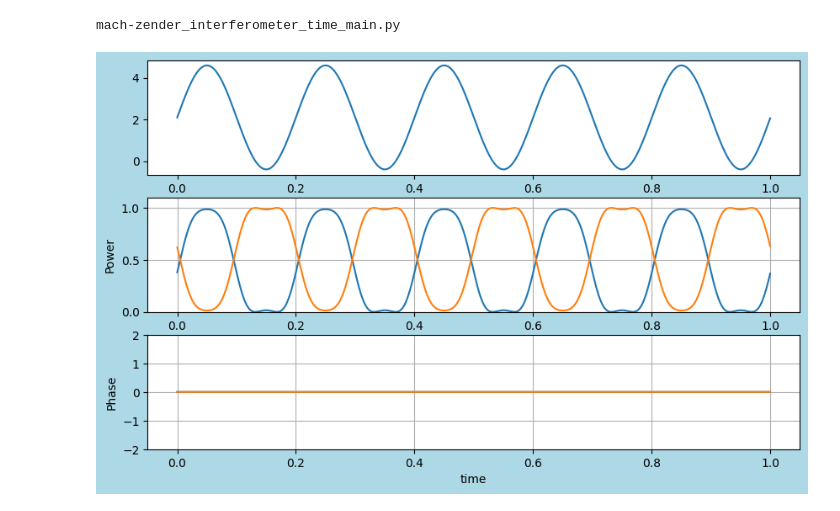
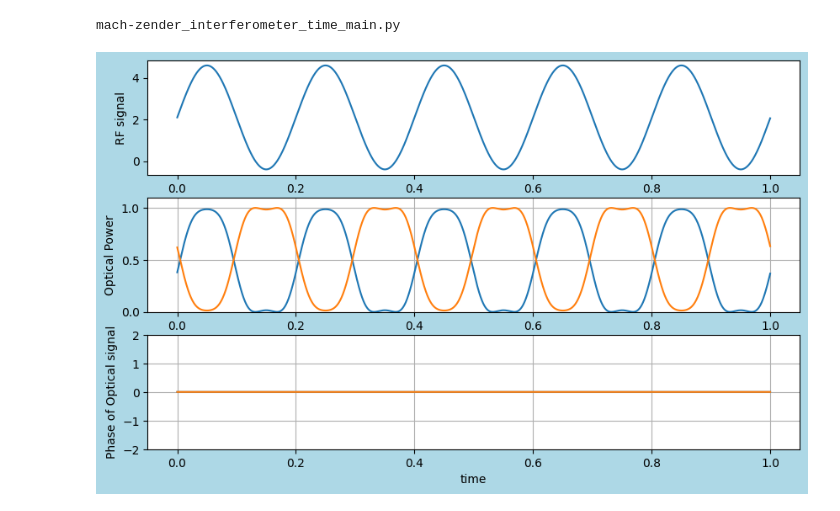
Before and after one commit to tacticstactics/mach-zender_interferometer, a Jupyter notebook: time/mach_zender_interferometer_time_main.ipynb, the cells around one changed output. Saved outputs shown, nothing was run; the diff lists cells and outputs as text; code cells hidden in the pictures.

```diff
--- a/time/mach_zender_interferometer_time_main.ipynb
+++ b/time/mach_zender_interferometer_time_main.ipynb
@@ -71,12 +71,15 @@ for ii in range(samplerate):
     Ein2 = Eout1
 
     Eout2 = mach_zender_interferometer_time_def.beamsplitter(PT1, Ein2)
+    # Beam enter first beam splitter (or Fiber Coupler)
     Ein3 = Eout2
 
-    Eout3 = mach_zender_interferometer_time_def.propagate1(wl, no, opl1, opl2+signal, Ein3) # Each path experience different path length
+    Eout3 = mach_zender_interferometer_time_def.propagate1(wl, no, opl1, opl2+signal, Ein3)
+    # Each path experience different path length
     Ein4 = Eout3
 
-    Eout4 = mach_zender_interferometer_time_def.beamsplitter(PT2, Ein4) # Each path enter second beam splitter
+    Eout4 = mach_zender_interferometer_time_def.beamsplitter(PT2, Ein4)
+    # Each path enter second beam splitter (or Fiber Coupler)
     Ein5 = Eout4
 
     Eout5 = mach_zender_interferometer_time_def.propagate1(wl, no, oplcommon1, oplcommon2, Ein5)
@@ -93,34 +96,35 @@ for ii in range(samplerate):
     power_22 = (np.abs(Eout_port_2))**2
 
     P2_powercol[ii] = power_22
 
     P2_phase = cmath.phase(power_22)
     P2_phasecol[ii] = P2_phase
 
 
 
 fig = plt.figure(figsize = (10,6), facecolor='lightblue')
 
 ax1 = fig.add_subplot(3, 1, 1)
 ax2 = fig.add_subplot(3, 1, 2)
 ax3 = fig.add_subplot(3, 1, 3)
 
 ax1.plot(tcol,signalcol)
+ax1.set_ylabel("RF signal")
 #ax1.set_ylim(-3,3)
 
 ax2.plot(tcol,P1_powercol,tcol,P2_powercol)
-ax2.set_xlabel("time")
-ax2.set_ylabel("Power")
+
+ax2.set_ylabel("Optical Power")
 ax2.set_ylim(0,1.1)
 ax2.grid()
 
 ax3.plot(tcol,P1_phasecol,tcol,P2_phasecol)
 ax3.set_xlabel("time")
-ax3.set_ylabel("Phase")
+ax3.set_ylabel("Phase of Optical signal")
 ax3.set_ylim(-2,2)
 ax3.grid()
 
 plt.show()
 # %% [output]
 mach-zender_interferometer_time_main.py
-[figure, old version]
+[figure, new version]
```
